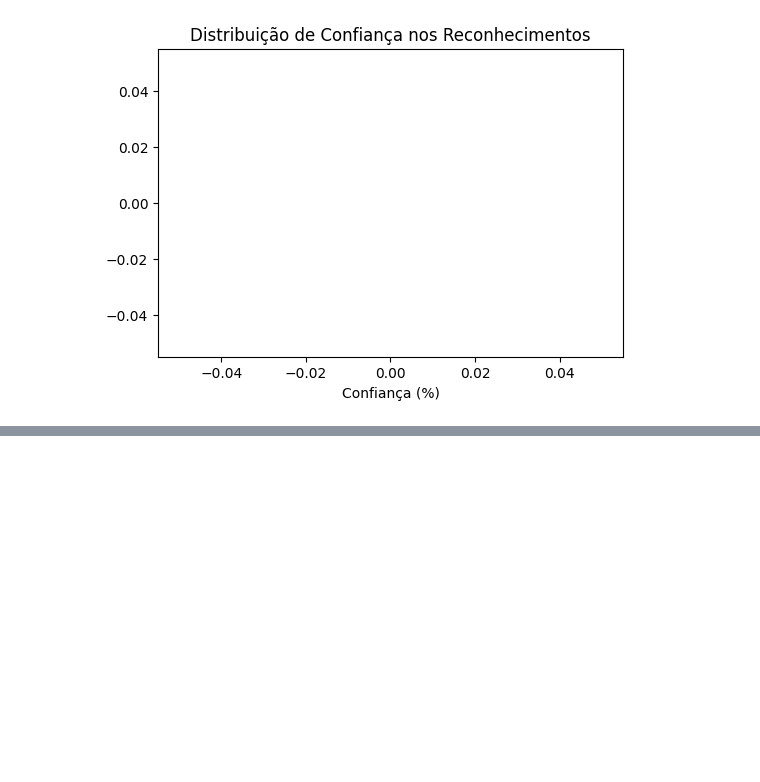
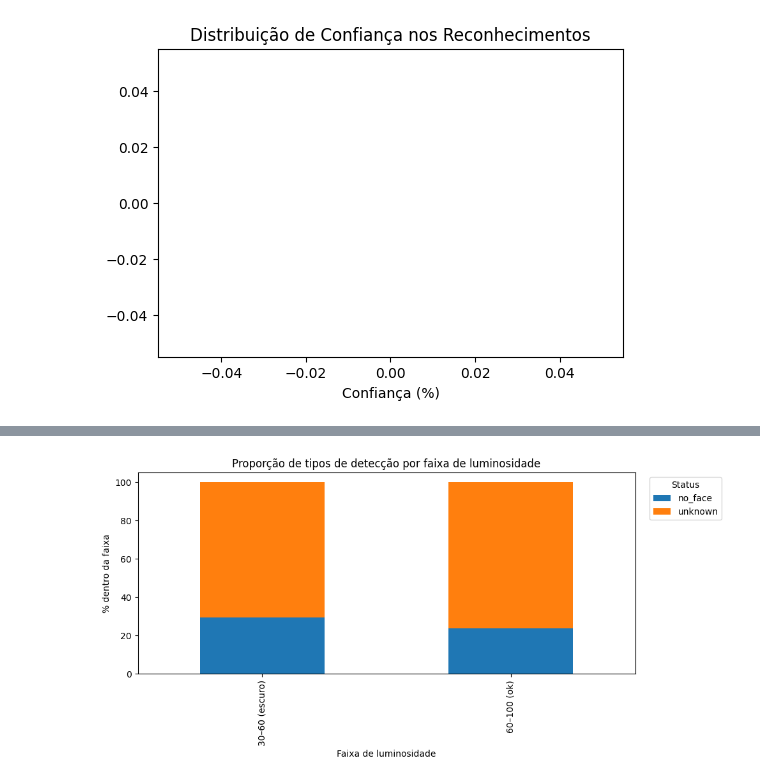
Before and after one commit to ToxicOtter/teste-tcc, a Jupyter notebook: analise.ipynb, the cells around one changed output, grey strips where cells are left out. Drawn from its saved outputs; the diff is of its cells as text; code cells hidden in the pictures; blank space fills up the shorter version.

```diff
--- a/analise.ipynb
+++ b/analise.ipynb
@@ -35 +70,18 @@ def ler_log_para_dataframe(caminho_log):
+# %%
+def grafico_percentual_por_luz(df: pd.DataFrame, titulo: str = "Proporção de tipos de detecção por faixa de luminosidade"):
+    ct = pd.crosstab(df["faixa_luz"], df["status"]).astype(float)
+    pct = (ct.T / ct.sum(axis=1)).T * 100.0
+    categorias_ordem = [c for c in [
+        "0–30 (muito escuro)", "30–60 (escuro)", "60–100 (ok)",
+        "100–150 (claro)", "150–255 (muito claro)", ">=255 (estourado)"
+    ] if c in pct.index]
+    pct = pct.reindex(categorias_ordem)
+
+    ax = pct.plot(kind="bar", stacked=True, figsize=(10, 5))
+    ax.set_title(titulo)
+    ax.set_xlabel("Faixa de luminosidade")
+    ax.set_ylabel("% dentro da faixa")
+    ax.legend(title="Status", bbox_to_anchor=(1.02, 1), loc="upper left")
+    plt.tight_layout()
+    plt.show()
 # %%
@@ -71,0 +142,4 @@ plt.show()
+# %%
+grafico_percentual_por_luz(df)
+# %% [output]
+[figure, added]
```
Also changed, not shown: parts of 7 cells of this notebook.
